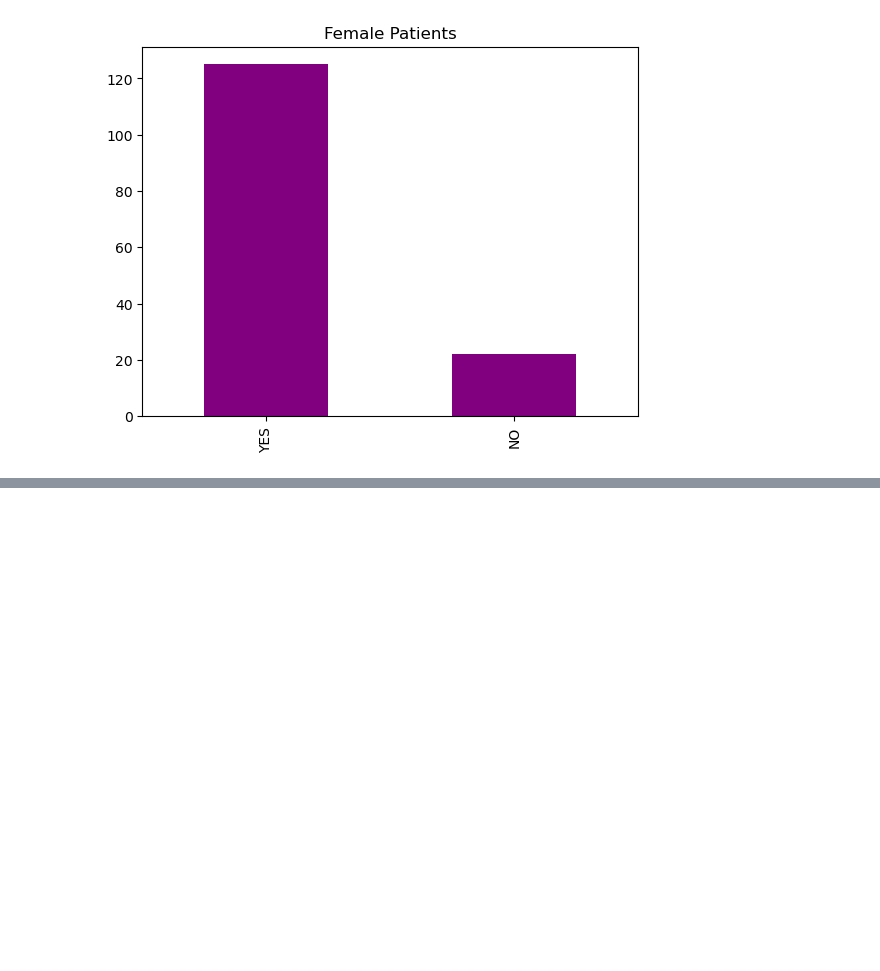
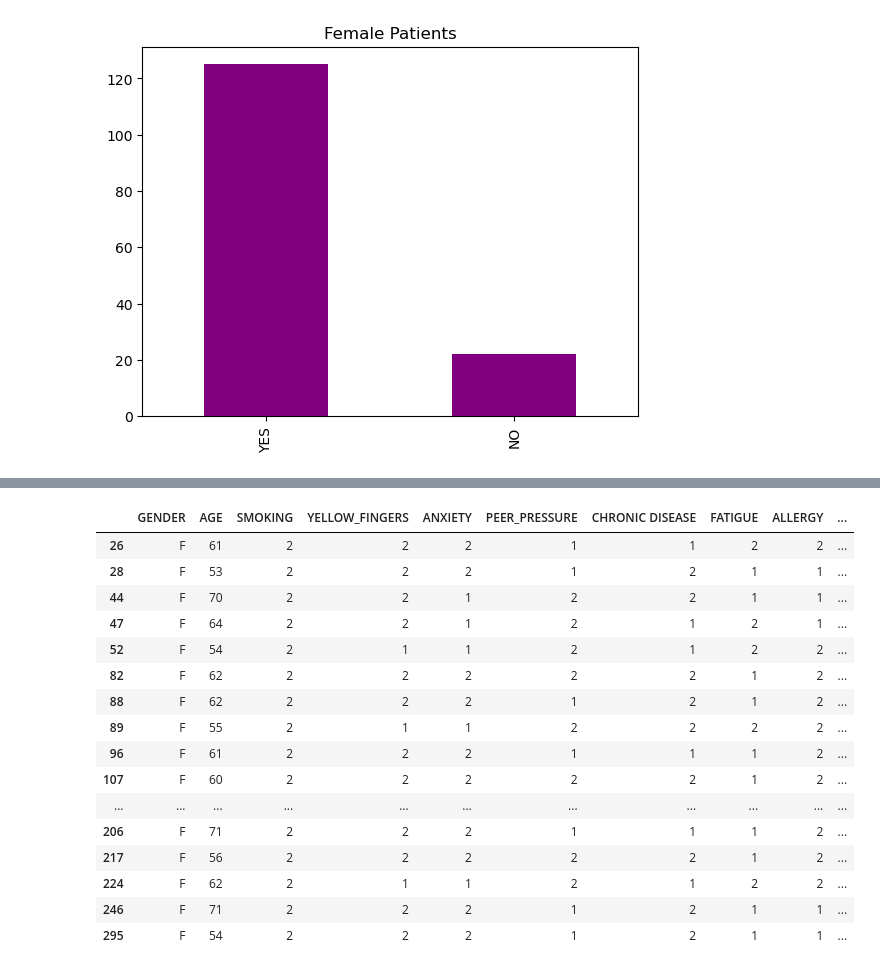
Before and after one commit to VazRos03/PracticaData, a Jupyter notebook: cancer/analisisDataCancer2.ipynb, the cells around one changed output, grey strips where cells are left out. Drawn from its saved outputs; the diff is of its cells as text; code cells hidden in the pictures; blank space fills up the shorter version.

```diff
--- a/cancer/analisisDataCancer2.ipynb
+++ b/cancer/analisisDataCancer2.ipynb
@@ -134,0 +176,21 @@ pacient_female['LUNG_CANCER'].value_counts().plot(kind='bar', title='Female Pati
+# %%
+#buscamos pacientes que si fumaban y consumian alcohol que dieron positivo en cancer
+pacient_female[((pacient_female['LUNG_CANCER'] == 'YES')) & ((pacient_female['SMOKING'] == 2) & (pacient_female['ALCOHOL CONSUMING'] == 2))]
+# %% [output]
+|  | GENDER | AGE | SMOKING | YELLOW_FINGERS | ANXIETY | PEER_PRESSURE | CHRONIC DISEASE | FATIGUE | ALLERGY | ... |
+| 26 | F | 61 | 2 | 2 | 2 | 1 | 1 | 2 | 2 | ... |
+| 28 | F | 53 | 2 | 2 | 2 | 1 | 2 | 1 | 1 | ... |
+| 44 | F | 70 | 2 | 2 | 1 | 2 | 2 | 1 | 1 | ... |
+| 47 | F | 64 | 2 | 2 | 1 | 2 | 1 | 2 | 1 | ... |
+| 52 | F | 54 | 2 | 1 | 1 | 2 | 1 | 2 | 2 | ... |
+| 82 | F | 62 | 2 | 2 | 2 | 2 | 2 | 1 | 2 | ... |
+| 88 | F | 62 | 2 | 2 | 2 | 1 | 2 | 1 | 2 | ... |
+| 89 | F | 55 | 2 | 1 | 1 | 2 | 2 | 2 | 2 | ... |
+| 96 | F | 61 | 2 | 2 | 2 | 1 | 1 | 1 | 2 | ... |
+| 107 | F | 60 | 2 | 2 | 2 | 2 | 2 | 1 | 2 | ... |
+| ... | ... | ... | ... | ... | ... | ... | ... | ... | ... | ... |
+| 206 | F | 71 | 2 | 2 | 2 | 1 | 1 | 1 | 2 | ... |
+| 217 | F | 56 | 2 | 2 | 2 | 2 | 2 | 1 | 2 | ... |
+| 224 | F | 62 | 2 | 1 | 1 | 2 | 1 | 2 | 2 | ... |
+| 246 | F | 71 | 2 | 2 | 2 | 1 | 2 | 1 | 1 | ... |
+| 295 | F | 54 | 2 | 2 | 2 | 1 | 2 | 1 | 1 | ... |
```
Also changed, not shown: parts of 4 cells of this notebook.
